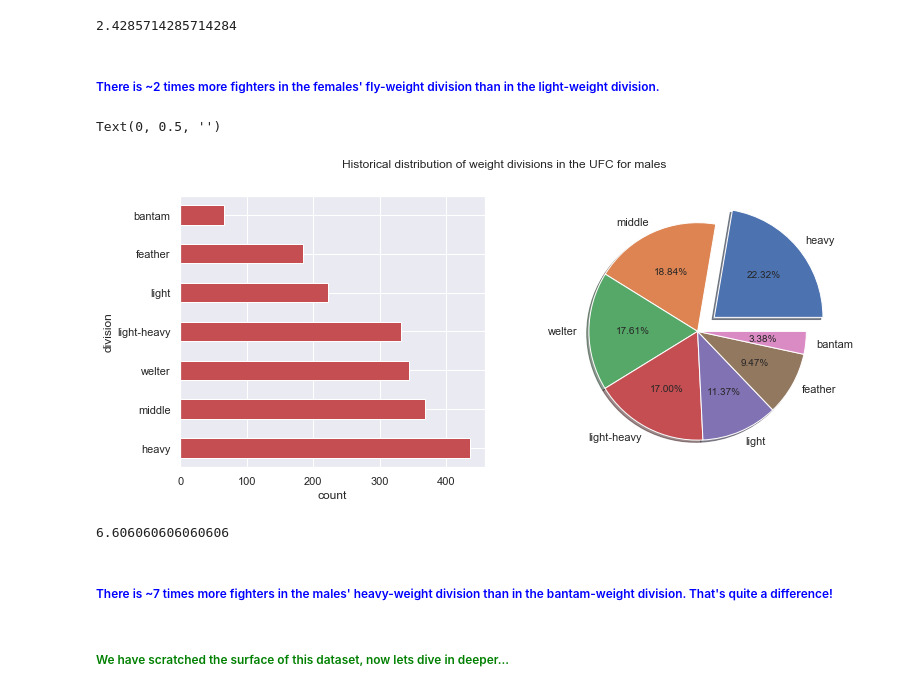
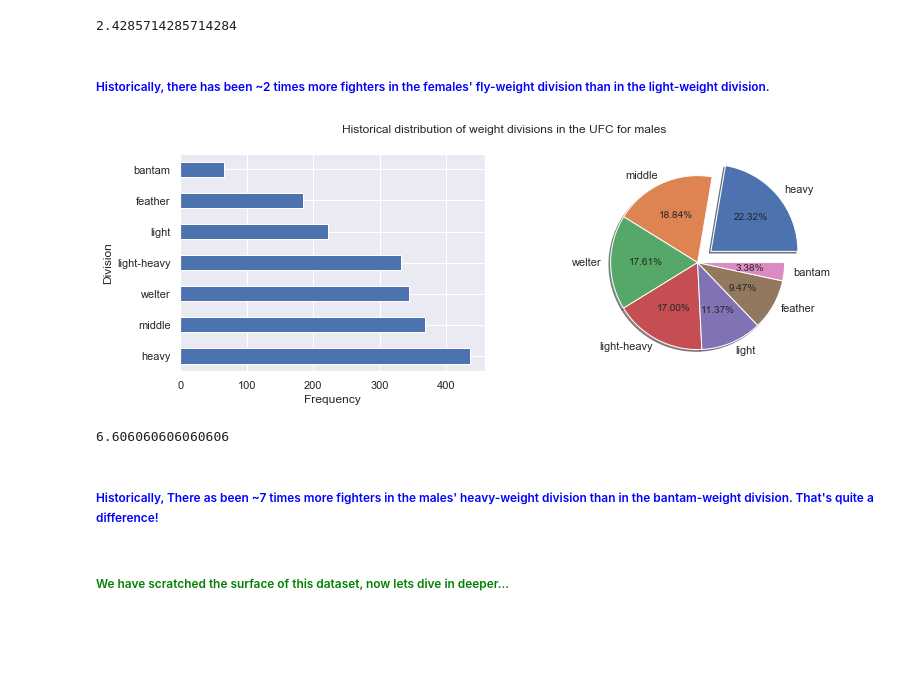
Before and after one commit to egarcia11/ufc_data_analysis, a Jupyter notebook: introductory_analysis.ipynb, the cells around one changed output. Drawn from its saved outputs; the diff is of its cells as text; code cells hidden in the pictures; blank space fills up the shorter version.

```diff
--- a/introductory_analysis.ipynb
+++ b/introductory_analysis.ipynb
@@ -159,32 +158,31 @@ len(femalesFrame[femalesFrame.division =='fly'])/len(femalesFrame[femalesFrame.d
 2.4285714285714284
 # %% [markdown]
 <h6 style="color:blue">
-There is ~2 times more fighters in the females' fly-weight division than in the light-weight division.
+Historically, there has been ~2 times more fighters in the females' fly-weight division than in the light-weight division.
 </h6>
 # %%
 #Males
 #setting up figure configuration
-fig1, axes1 = plt.subplots(nrows=1,ncols=2,figsize=(12,5))
+fig1, axes1 = plt.subplots(nrows=1,ncols=2,figsize=(12,4))
 fig1.suptitle('Historical distribution of weight divisions in the UFC for males')
-axes1[0].set_ylabel('division')
-axes1[0].set_xlabel('count')
+axes1[0].set_ylabel('Division')
+axes1[0].set_xlabel('Frequency')
 
 #plotting
-malesFrame.division.value_counts().plot.barh(color="r", ax=axes1[0])
+malesFrame.division.value_counts().plot.barh(color="b", ax=axes1[0])
 
 malesFrame.division.value_counts(normalize=True,dropna=True)\
 .plot.pie(shadow=True,explode=[.2,0,0,0,0,0,0],ax=axes1[1],autopct='%.2f%%')
-axes1[1].set_ylabel('')
+axes1[1].set_ylabel('');
 # %% [output]
-Text(0, 0.5, '')
-[figure, old version]
+[figure, new version]
 # %%
 len(malesFrame[malesFrame.division == 'heavy'])/len(malesFrame[malesFrame.division =='bantam'])
 # %% [output]
 6.606060606060606
 # %% [markdown]
 <h6 style="color:blue">
-There is ~7 times more fighters in the males' heavy-weight division than in the bantam-weight division. That's quite a difference!
+Historically, There as been ~7 times more fighters in the males' heavy-weight division than in the bantam-weight division. That's quite a difference!
 </h6>
 # %% [markdown]
 <h6 style="color:green">
```
Also changed, not shown: parts of 8 cells of this notebook.
